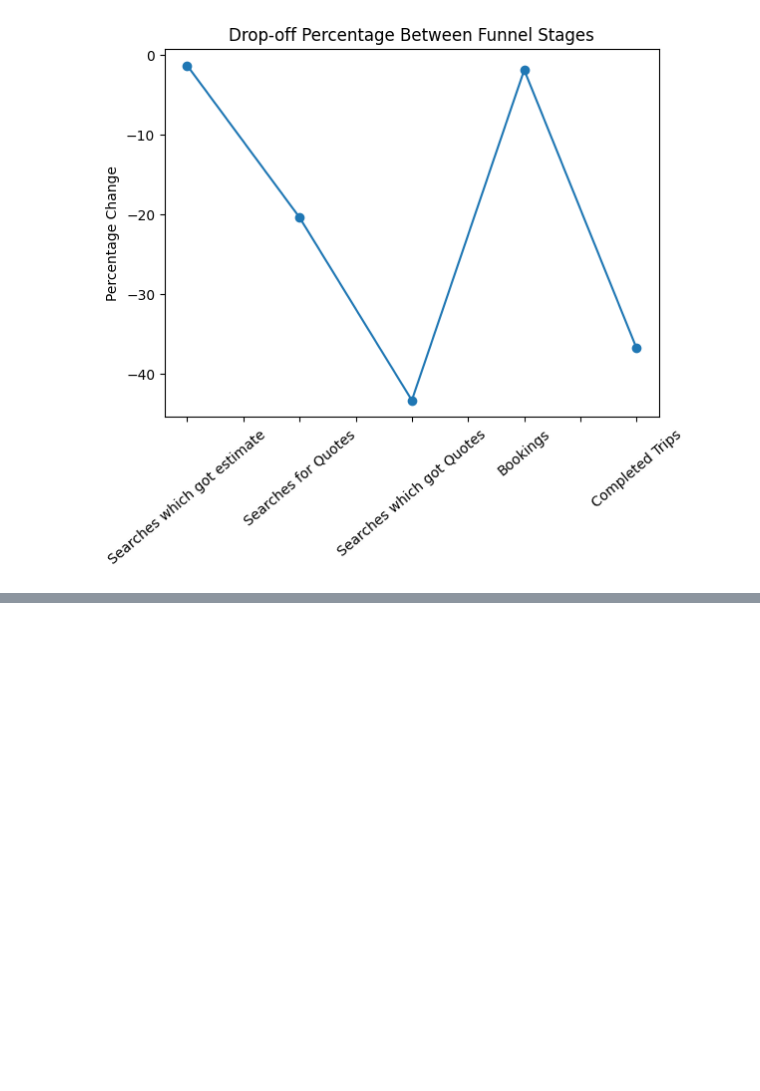
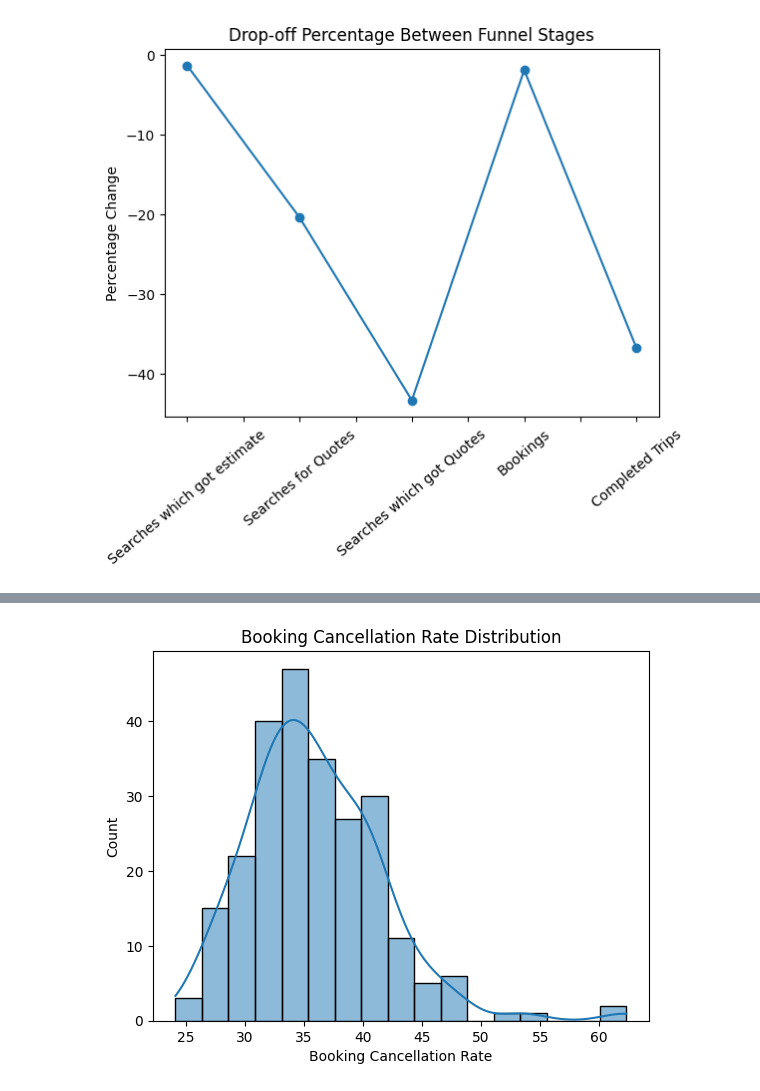
Before and after one commit to debjit11/Namma-Yatri-and-Uber-Analysis, a Jupyter notebook: yarti_main.ipynb, the cells around one changed output, grey strips where cells are left out. Saved outputs shown, nothing was run; the diff lists cells and outputs as text; code cells hidden in the pictures; blank space fills up the shorter version.

```diff
--- a/yarti_main.ipynb
+++ b/yarti_main.ipynb
@@ -144,0 +167,6 @@ plt.show()
+# %%
+sns.histplot(df["Booking Cancellation Rate"],kde=True)
+plt.title("Booking Cancellation Rate Distribution")
+plt.show()
+# %% [output]
+[figure, added]
```
Also changed, not shown: parts of 6 cells of this notebook.
